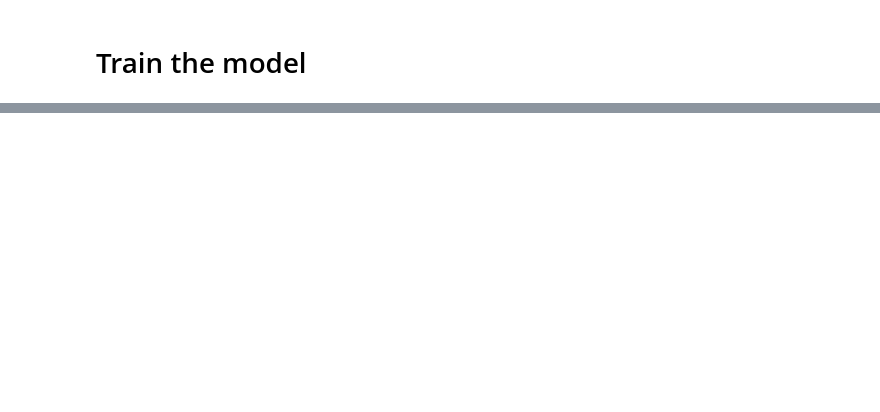
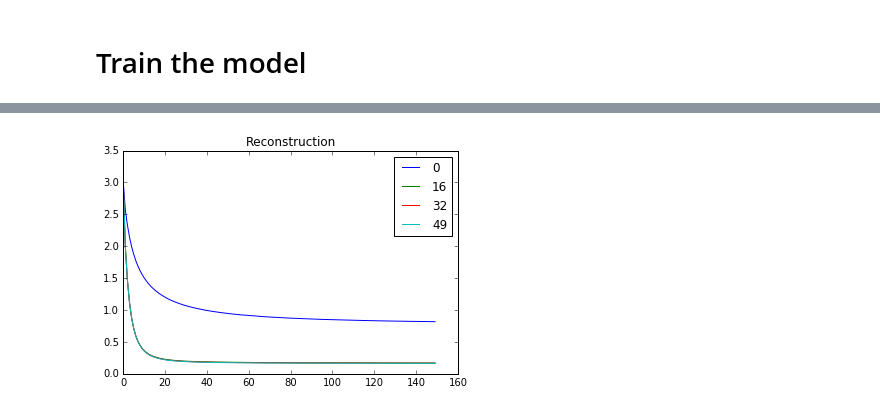
Before and after one commit to keniapina/occlusion-project, a Jupyter notebook: sparse_coding.ipynb, the cells around one changed output, grey strips where cells are left out. Saved outputs shown, nothing was run; the diff lists cells and outputs as text; code cells hidden in the pictures; blank space fills up the shorter version.

```diff
--- a/sparse_coding.ipynb
+++ b/sparse_coding.ipynb
@@ -124,4 +147,8 @@ plt.imshow(im, cmap='gray', interpolation='nearest')
 # %%
-for idx in [0, 49, 99]:
-    plt.plot (np.arange(n_iter),cost_array[idx], label = idx)
+for idx in plot_epoch:
+    plt.plot (np.arange(n_iter),recon_array[idx], label = idx)
 plt.legend (loc = 'best')
+plt.title('Reconstruction')
+plt.savefig(os.path.join(plot_folder, sub, 'reconstruction.png'))
+# %% [output]
+[figure, added]
```
Also changed, not shown: parts of 18 cells of this notebook.
